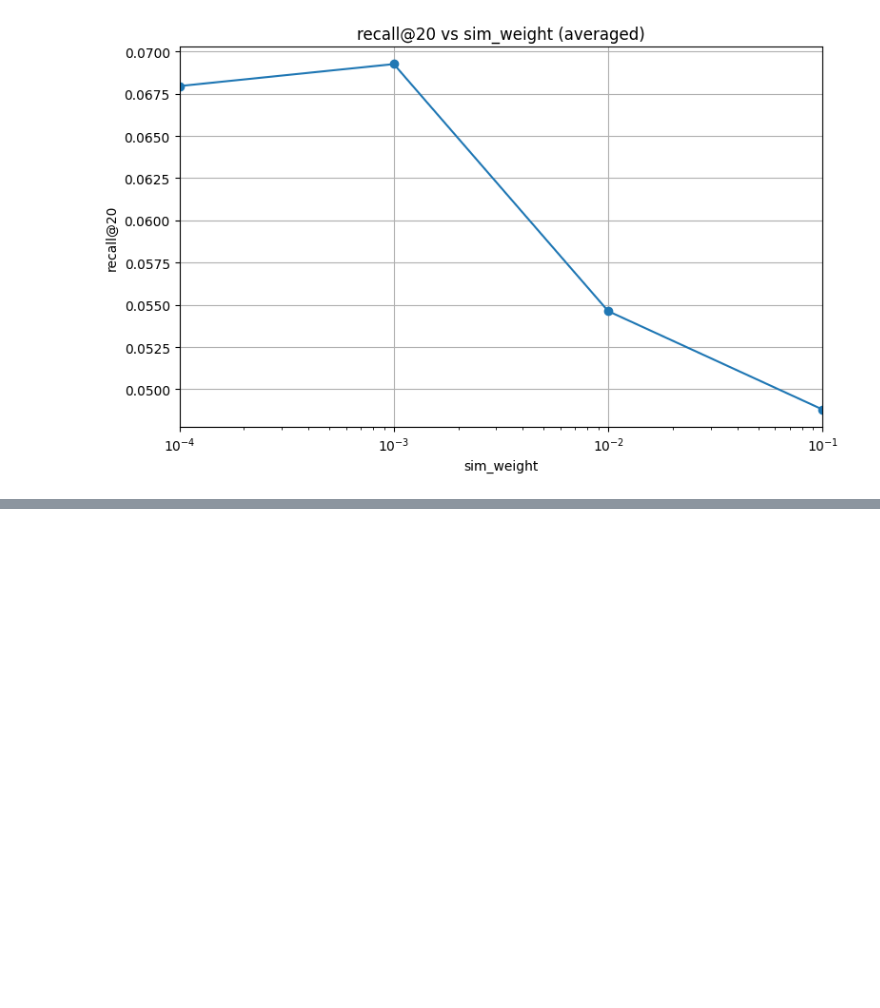
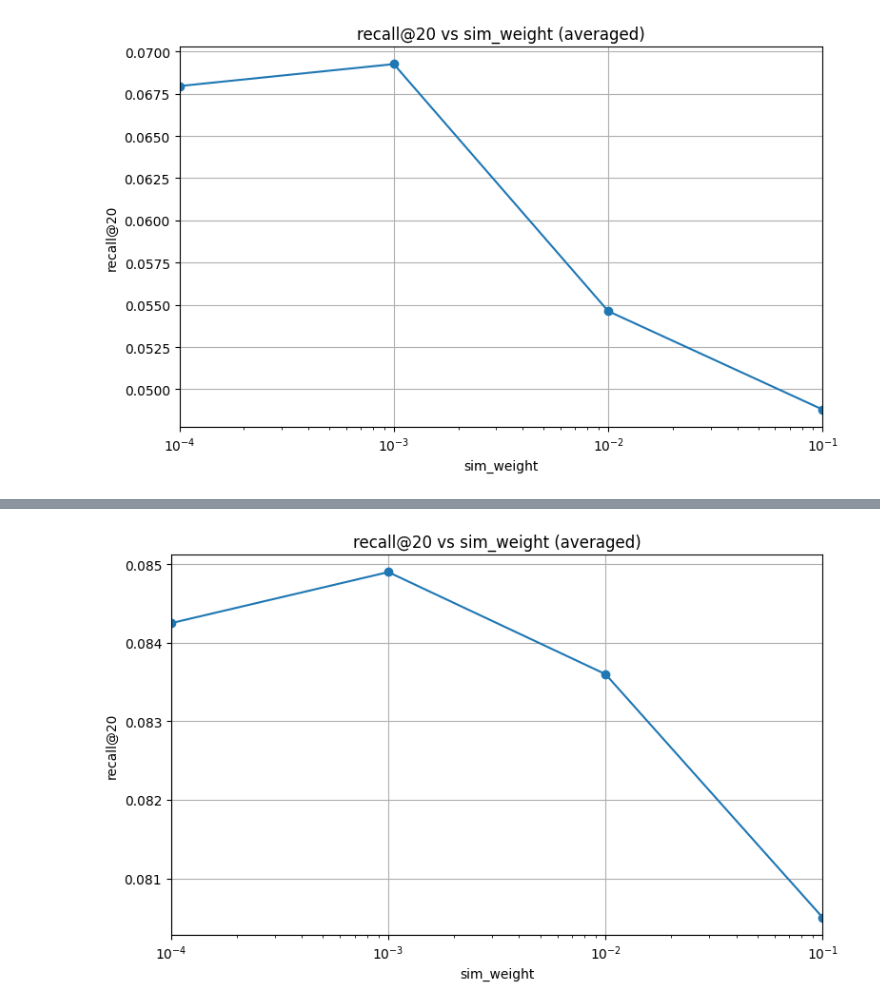
Before and after one commit to hun9008/MMRec_AlignRec, a Jupyter notebook: logs_colab/logs_visualization.ipynb, the cells around one changed output, grey strips where cells are left out. Drawn from its saved outputs; the diff is of its cells as text; code cells hidden in the pictures; blank space fills up the shorter version.

```diff
--- a/logs_colab/logs_visualization.ipynb
+++ b/logs_colab/logs_visualization.ipynb
@@ -182,0 +361,4 @@ visualize(input_logs_text, 'sim_weight', 'recall@20')
+# %%
+visualize(input_logs_text, 'sim_weight', 'recall@20')
+# %% [output]
+[figure, added]
```
Also changed, not shown: parts of 16 cells of this notebook, 12 other files.
